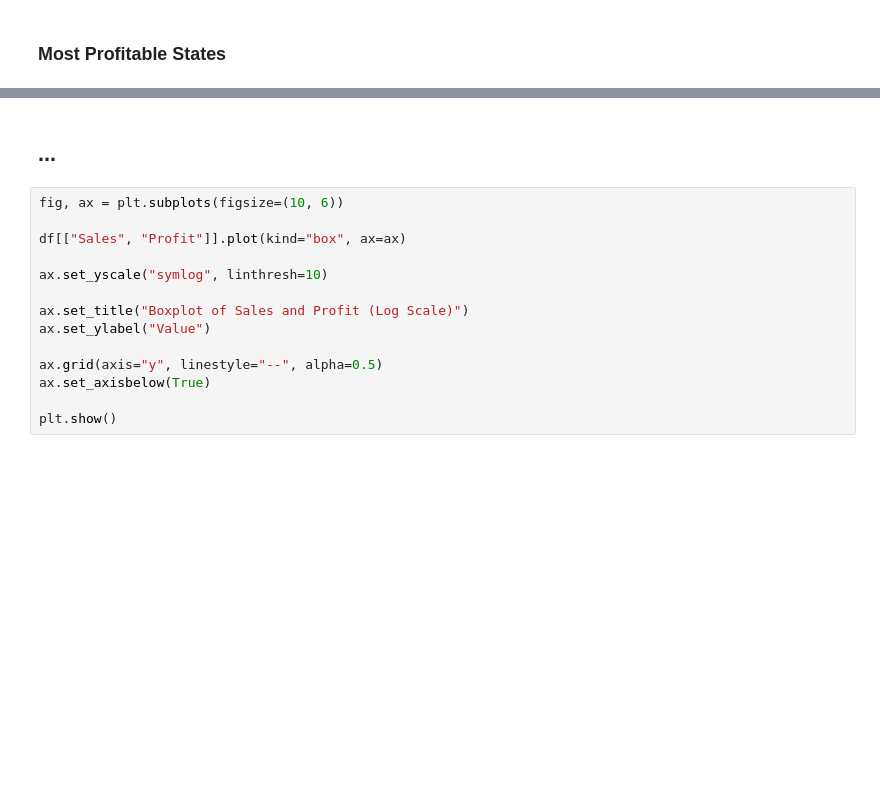
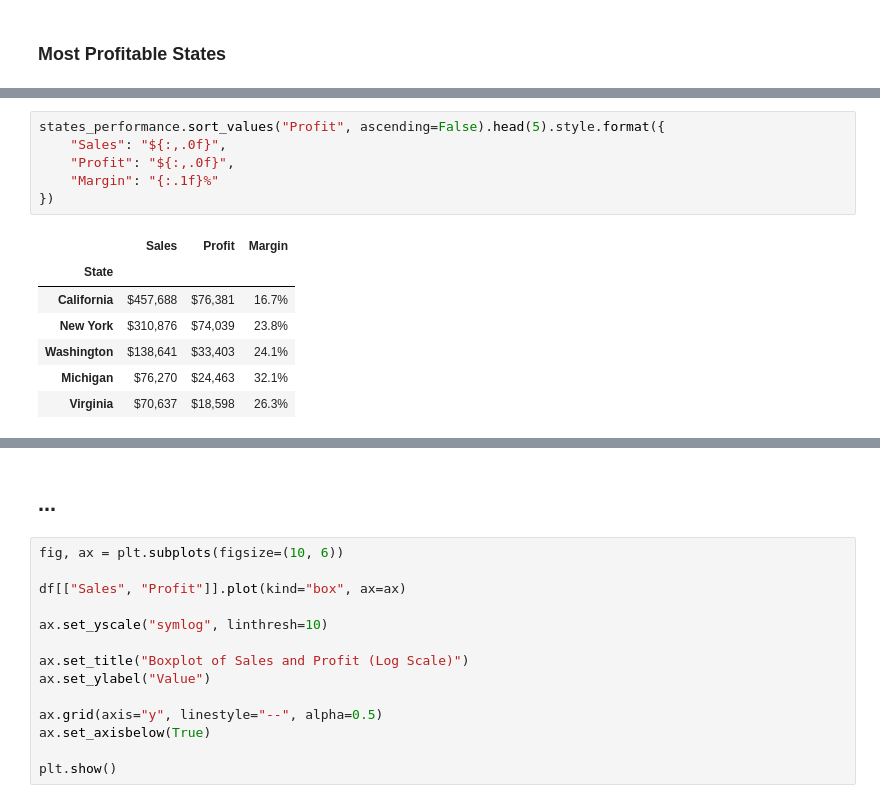
Before and after one commit to victorquoos/superstore-sales-analysis, a Jupyter notebook: notebooks/analysis.ipynb, the cells around one changed output, grey strips where cells are left out. Saved outputs shown, nothing was run; the diff lists cells and outputs as text; blank space fills up the shorter version.

```diff
--- a/notebooks/analysis.ipynb
+++ b/notebooks/analysis.ipynb
@@ -376,0 +378,14 @@ plt.show()
+# %%
+states_performance.sort_values("Profit", ascending=False).head(5).style.format({
+    "Sales": "${:,.0f}",
+    "Profit": "${:,.0f}",
+    "Margin": "{:.1f}%"
+})
+# %% [output]
+|  | Sales | Profit | Margin |
+| State |  |  |  |
+| California | $457,688 | $76,381 | 16.7% |
+| New York | $310,876 | $74,039 | 23.8% |
+| Washington | $138,641 | $33,403 | 24.1% |
+| Michigan | $76,270 | $24,463 | 32.1% |
+| Virginia | $70,637 | $18,598 | 26.3% |
```
Also changed, not shown: parts of 6 cells of this notebook.
